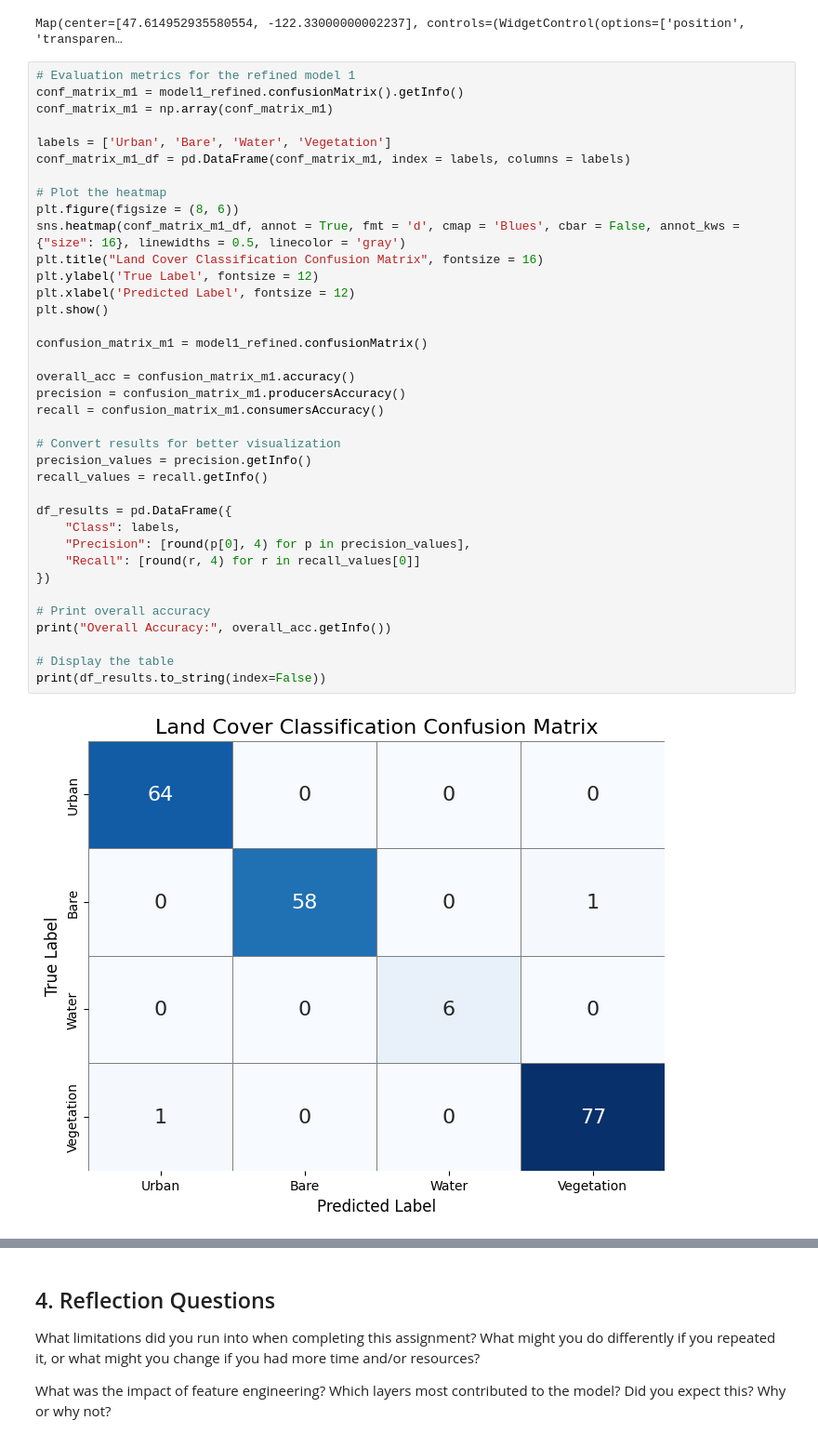
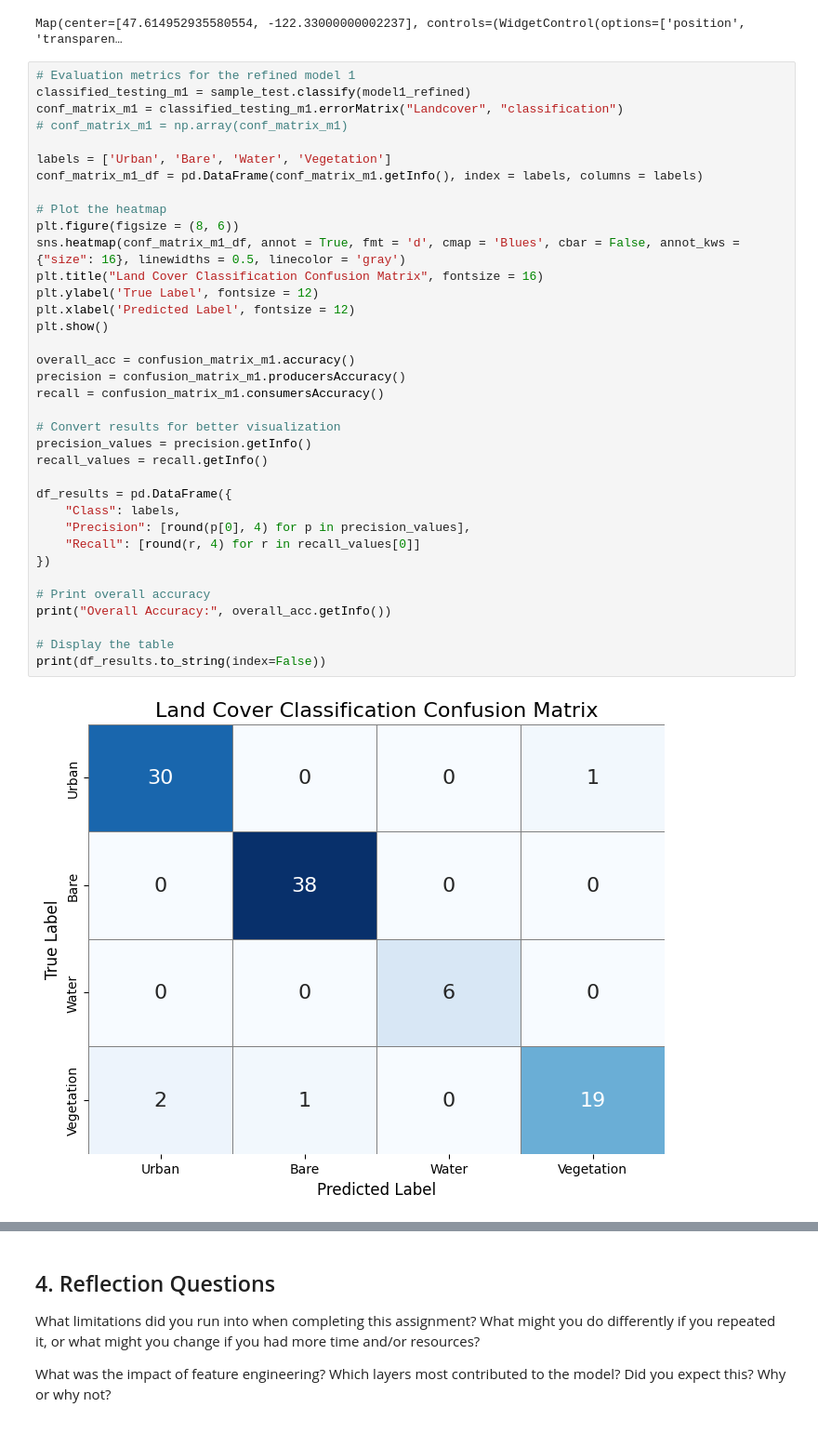
Before and after one commit to junyi2022/musa-650-remote-sensing, a Jupyter notebook: assignments/MUSA 6500 Assignment 3.ipynb, the cells around one changed output, grey strips where cells are left out. Shown: that part at 93% size. Drawn from its saved outputs; the diff is of its cells as text.

```diff
--- a/assignments/MUSA 6500 Assignment 3.ipynb
+++ b/assignments/MUSA 6500 Assignment 3.ipynb
@@ -553,43 +553,42 @@ Map5
 Map(center=[47.614952935580554, -122.33000000002237], controls=(WidgetControl(options=['position', 'transparen…
 # %%
 # Evaluation metrics for the refined model 1
-conf_matrix_m1 = model1_refined.confusionMatrix().getInfo()
-conf_matrix_m1 = np.array(conf_matrix_m1)
+classified_testing_m1 = sample_test.classify(model1_refined)
+conf_matrix_m1 = classified_testing_m1.errorMatrix("Landcover", "classification")
+# conf_matrix_m1 = np.array(conf_matrix_m1)
 
 labels = ['Urban', 'Bare', 'Water', 'Vegetation']
-conf_matrix_m1_df = pd.DataFrame(conf_matrix_m1, index = labels, columns = labels)
+conf_matrix_m1_df = pd.DataFrame(conf_matrix_m1.getInfo(), index = labels, columns = labels)
 
 # Plot the heatmap
 plt.figure(figsize = (8, 6))
 sns.heatmap(conf_matrix_m1_df, annot = True, fmt = 'd', cmap = 'Blues', cbar = False, annot_kws = {"size": 16}, linewidths = 0.5, linecolor = 'gray')
 plt.title("Land Cover Classification Confusion Matrix", fontsize = 16)
 plt.ylabel('True Label', fontsize = 12)
 plt.xlabel('Predicted Label', fontsize = 12)
 plt.show()
-
-confusion_matrix_m1 = model1_refined.confusionMatrix()
 
 overall_acc = confusion_matrix_m1.accuracy()
 precision = confusion_matrix_m1.producersAccuracy()
 recall = confusion_matrix_m1.consumersAccuracy()
 
 # Convert results for better visualization
 precision_values = precision.getInfo()
 recall_values = recall.getInfo()
 
 df_results = pd.DataFrame({
     "Class": labels,
     "Precision": [round(p[0], 4) for p in precision_values],
     "Recall": [round(r, 4) for r in recall_values[0]]
 })
 
 # Print overall accuracy
 print("Overall Accuracy:", overall_acc.getInfo())
 
 # Display the table
 print(df_results.to_string(index=False))
 # %% [output]
-[figure, old version]
+[figure, new version]
 Overall Accuracy: 0.9903381642512077
      Class  Precision  Recall
      Urban     1.0000  0.9846
```
Also changed, not shown: parts of 2 cells of this notebook.
